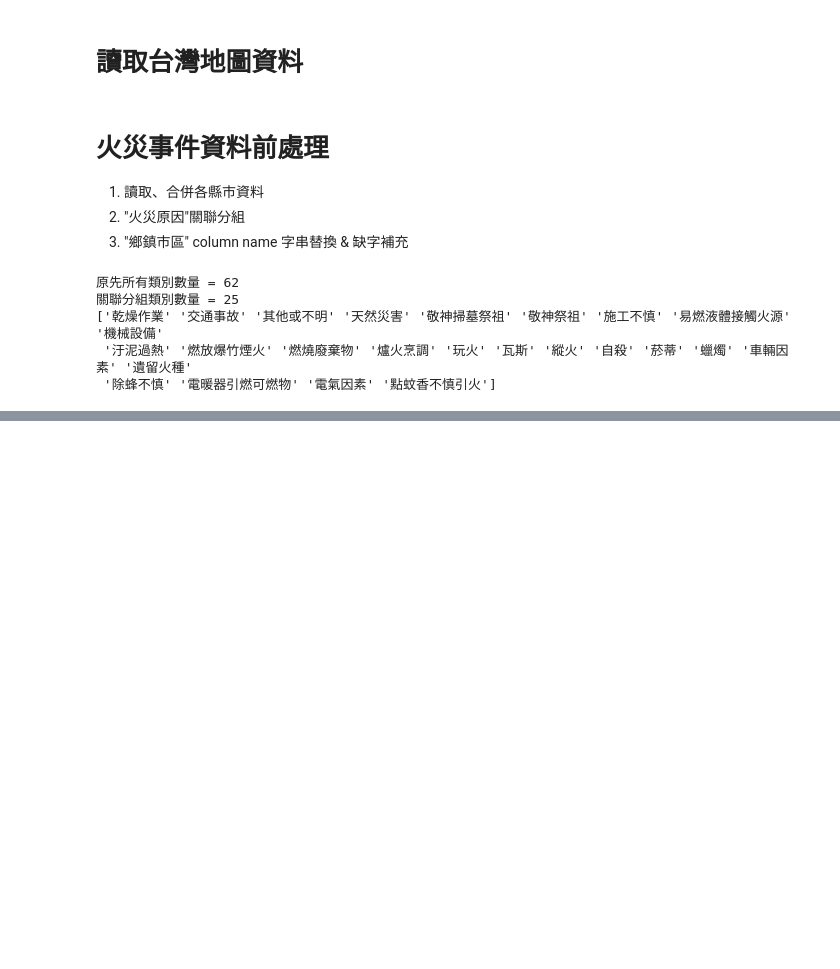
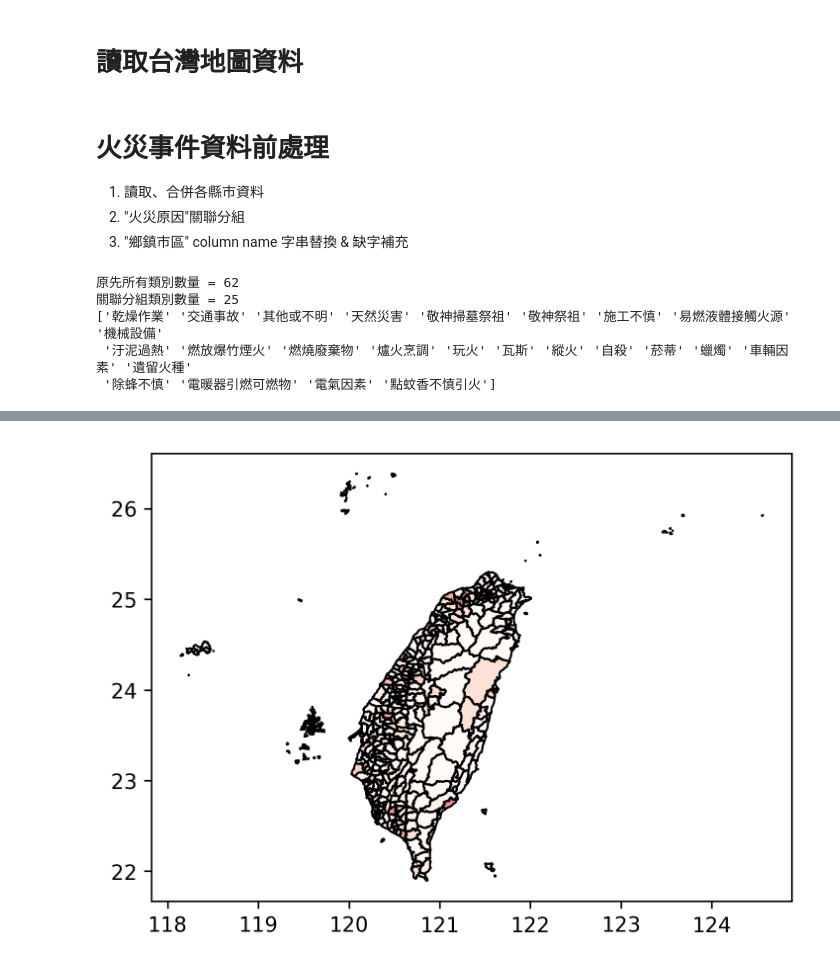
Before and after one commit to mosdeo/104-Taichung_FireDisasterEvent_DataMining, a Jupyter notebook: 104年臺灣火災事件資料探勘.ipynb, the cells around one changed output, grey strips where cells are left out. Saved outputs shown, nothing was run; the diff lists cells and outputs as text; code cells hidden in the pictures; blank space fills up the shorter version.

```diff
--- a/104年臺灣火災事件資料探勘.ipynb
+++ b/104年臺灣火災事件資料探勘.ipynb
@@ -120,0 +132,13 @@ df_taichug_region1 = df_taiwan_fire_event.query('"大雅區"==鄉鎮市區 or "
+# %%
+# 嘗試合併兩邊的表
+
+# 各鄉鎮市區起火原因表
+df_town_fire_cause = pd.crosstab(index=[df_taiwan_fire_event['縣市'],df_taiwan_fire_event['鄉鎮市區']],
+                                columns=df_taiwan_fire_event["起火原因"])
+
+df_test = taiwan_town_shp[['COUNTYNAME','TOWNNAME','geometry']]
+df_test = df_test.merge(right = df_town_fire_cause,
+                        left_on = ['COUNTYNAME','TOWNNAME'],
+                        right_index = True,
+                        how = 'left'
+             )
@@ -120,0 +172,9 @@ df_taichug_region1 = df_taiwan_fire_event.query('"大雅區"==鄉鎮市區 or "
+# %%
+
+df_test.plot(
+    cmap = plt.cm.Reds, #指定顏色
+    column = '縱火' #指定從自身的這個 column 讀取顏色深度
+)
+plt.show()
+# %% [output]
+[figure, added]
```
Also changed, not shown: parts of 7 cells of this notebook.
